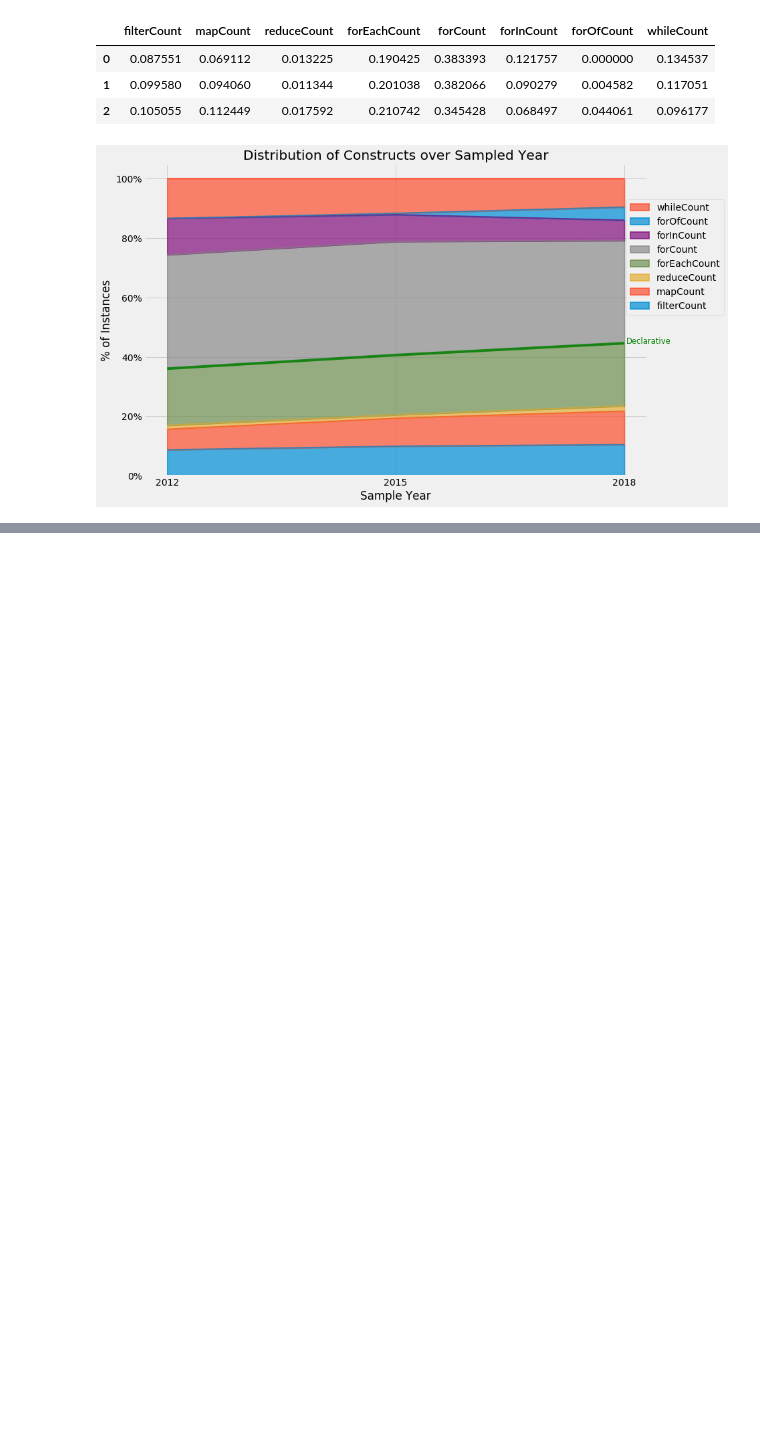
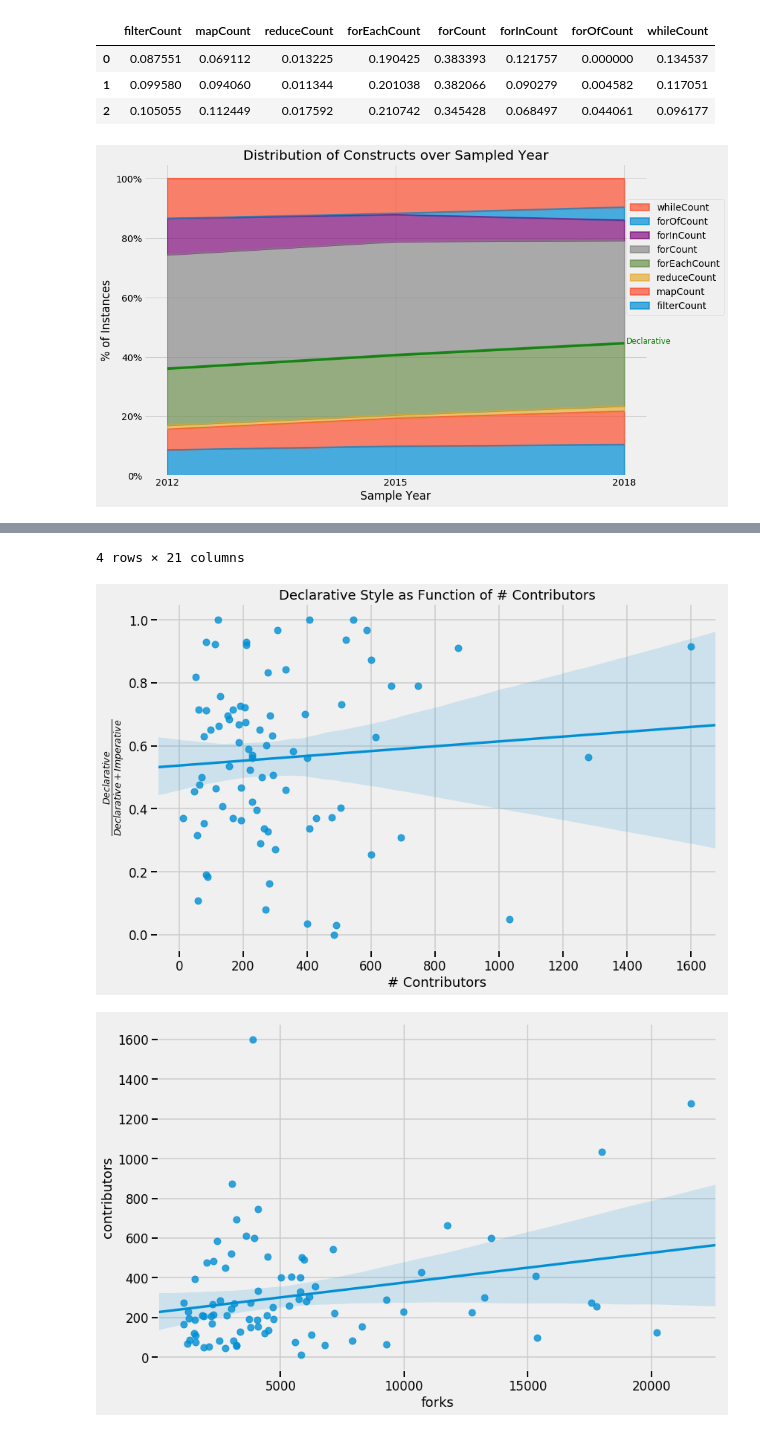
Before and after one commit to Luftzig/js-analyzer, a Jupyter notebook: results/graphs/Graphs.ipynb, the cells around one changed output, grey strips where cells are left out. Drawn from its saved outputs; the diff is of its cells as text; code cells hidden in the pictures; blank space fills up the shorter version.

```diff
--- a/results/graphs/Graphs.ipynb
+++ b/results/graphs/Graphs.ipynb
@@ -407,0 +452,34 @@ axms.text(2018.1,
+# %%
+import requests
+from bs4 import BeautifulSoup as bs
+
+def get_contributors_from(gh_page):
+    return bs(
+        gh_page.text, 'html.parser'
+    ).find(
+        "ul", attrs={"class": "numbers-summary"}
+    ).find(
+        text=re.compile(r"\s*contributors\s*")
+    ).parent.find("span").text.strip()
+projects["contributors"] = projects.url.map(requests.get).map(get_contributors_from)
+# projects["contributors"] = pd.to_numeric(projects["contributors"].map(lambda v: v.replace(',', '')))
+# %%
+# Manually adding missing data
+projects[projects["projectName"] == "angular.js"].contributors = 1599
+projects[projects["projectName"] == "500lines"].contributors = 61
+projects[projects["projectName"] == "gitbook"].contributors = 85
+projects[projects["projectName"] == "resume.github.com"].contributors = 48
+
+with_metadata = data_latest.set_index("projectName").join(
+    projects.set_index("projectName")[["stars", "forks", "commits", "age", "contributors"]], lsuffix="_data"
+)
+
+sns.set_context("talk")
+ax1 = sns.regplot(x="contributors", y="declarativeRatio", data=with_metadata)
+ax1.set_xlabel("# Contributors")
+ax1.set_ylabel(r"$\frac{Declarative}{Declarative + Imperative}$")
+ax1.set_title("Declarative Style as Function of # Contributors")
+
+chart2, ax2 = plt.pyplot.subplots()
+sns.regplot(x="forks", y="contributors", data=with_metadata)
+# %% [output]
@@ -407,0 +492,3 @@ axms.text(2018.1,
+4 rows × 21 columns
+[figure, added]
+[figure, added]
```
Also changed, not shown: parts of 9 cells of this notebook, 9 other files.
